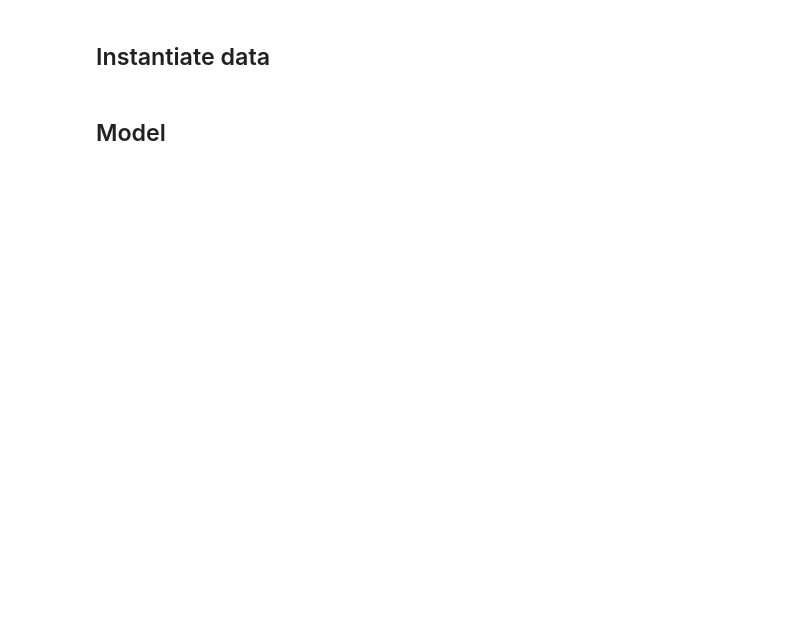
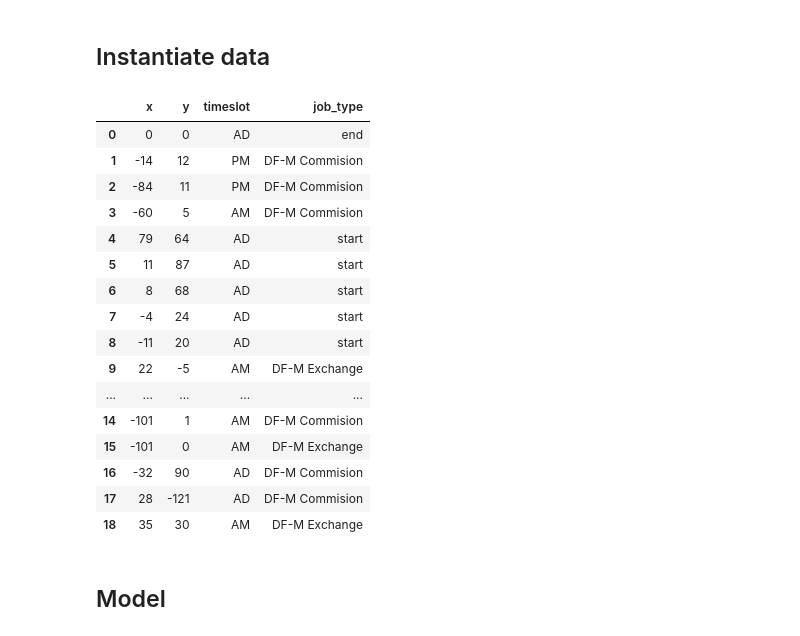
Before and after one commit to mac-coder1/optimization-demo-files, a Jupyter notebook: vrp/cvrp_heur.ipynb, the cells around one changed output. Cells and saved outputs as stored; diff of their text form; code cells hidden in the pictures; blank space fills up the shorter version.

Commit message:
Loop and printing working, time windows are not

```diff
--- a/vrp/cvrp_heur.ipynb
+++ b/vrp/cvrp_heur.ipynb
@@ -26,25 +25,39 @@ coordinates = dataset.loc[:, ["x", "y"]]
-# %%
-n_vehicles = 4
-seniority_multiplier = [1, 1.6, 1.2, 1.6]
-start_locations = [0, 2, 3, 5]
-end_locations = start_locations
-
-# set timeslots for the start locations to zero
-for home_indx in start_locations:
-    dataset.loc[home_indx, "timeslot"] = np.nan
-    dataset.loc[home_indx, "job_type"] = "start"
-
-allow_arbitrary_end_locations = True  # when True, the end locations are not fixed
-# this is done by adding a dummy node to the graph that has zero travel time to all locations
-
-if allow_arbitrary_end_locations:
-    end_locations = [len(coordinates)] * n_vehicles
-    arbitrary_end_location = pd.DataFrame(
-        {"x": {len(coordinates): 99}, "y": {len(coordinates): 99}}
-    )
-    coordinates = pd.concat([coordinates, arbitrary_end_location], axis=0)
-
-N = coordinates.shape[0]
+# %%
+n_vehicles = 5
+seniority_multiplier = [1, 1, 1.2, 1.6, 1]
+start_locations = [4,5,6,7,8]
+end_locations = [0,0,0,0,0]
+
+dataset = pd.read_csv("./data/custom_19.csv", index_col=0)
+dataset_copy = dataset.copy()
+
+for home_indx in start_locations:
+    dataset.loc[home_indx, "timeslot"] = "AD"
+    dataset.loc[home_indx, "job_type"] = "start"
+
+coordinates = dataset.loc[:, ["x", "y"]]
+
+N = coordinates.shape[0]
+# %%
+dataset
+# %% [output]
+|  | x | y | timeslot | job_type |
+| 0 | 0 | 0 | AD | end |
+| 1 | -14 | 12 | PM | DF-M Commision |
+| 2 | -84 | 11 | PM | DF-M Commision |
+| 3 | -60 | 5 | AM | DF-M Commision |
+| 4 | 79 | 64 | AD | start |
+| 5 | 11 | 87 | AD | start |
+| 6 | 8 | 68 | AD | start |
+| 7 | -4 | 24 | AD | start |
+| 8 | -11 | 20 | AD | start |
+| 9 | 22 | -5 | AM | DF-M Exchange |
+| ... | ... | ... | ... | ... |
+| 14 | -101 | 1 | AM | DF-M Commision |
+| 15 | -101 | 0 | AM | DF-M Exchange |
+| 16 | -32 | 90 | AD | DF-M Commision |
+| 17 | 28 | -121 | AD | DF-M Commision |
+| 18 | 35 | 30 | AM | DF-M Exchange |
 # %%
 # time windows, each each number represents 1 minute
 time_window_dict = {
```
Also changed, not shown: parts of 15 cells of this notebook.
